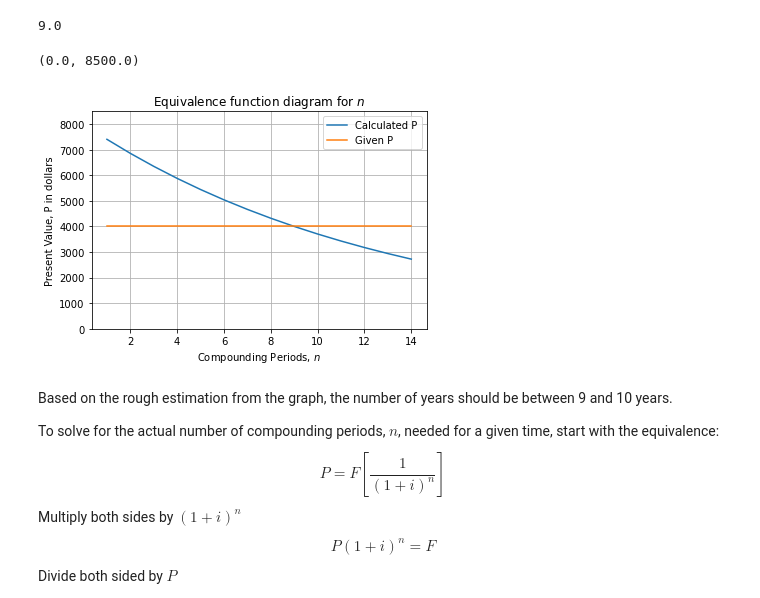
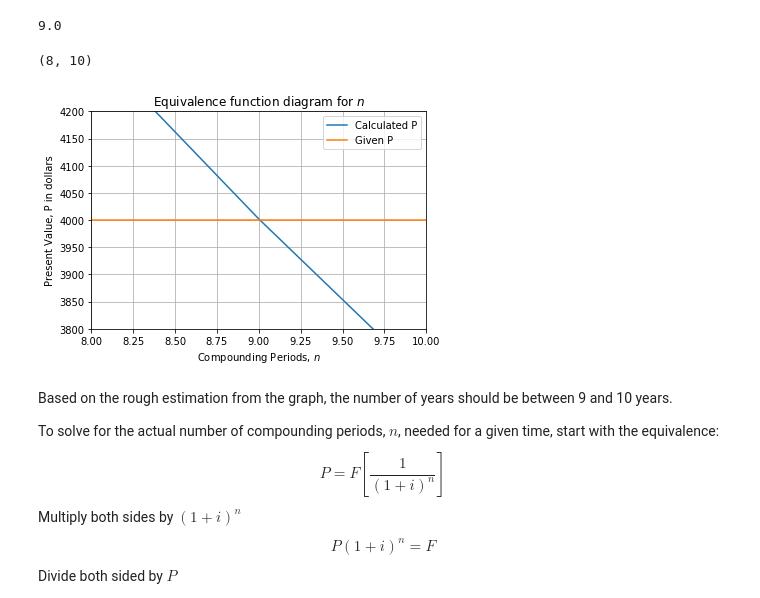
Before and after one commit to Dr-Daily/SystemsEngineering, a Jupyter notebook: Economic Evaluation.ipynb, the cells around one changed output. Saved outputs shown, nothing was run; the diff lists cells and outputs as text; code cells hidden in the pictures.

```diff
--- a/Economic Evaluation.ipynb
+++ b/Economic Evaluation.ipynb
@@ -226,25 +245,26 @@ For example, that value of $n$ will double a present value of \\$4000 to \\$8000
 # %%
 # Example from Figure 8.4
 F = 8000
 i = 0.08
 P0 = 4000
 P_array = []
 n_array = np.arange(1,15)
 for n in n_array:
     PFin_factor = 1/(1+i)**n
     P_array.append(F*PFin_factor)
 plt.plot(n_array,P_array,label="Calculated P")
 plt.plot([min(n_array),max(n_array)],[P0,P0],label="Given P")
 plt.xlabel("Compounding Periods, $n$")
 plt.ylabel("Present Value, P in dollars")
 plt.grid()
 plt.legend()
 plt.title("Equivalence function diagram for $n$")
 ax= plt.gca()
-ax.set_ylim([0,8500])
+ax.set_ylim([3800,4200])
+ax.set_xlim([8,10])
 # %% [output]
-(0.0, 8500.0)
+(8, 10)
-[figure, old version]
+[figure, new version]
 # %% [markdown]
 Based on the rough estimation from the graph, the number of years should be between 9 and 10 years.
 
```
Also changed, not shown: parts of 14 cells of this notebook.
